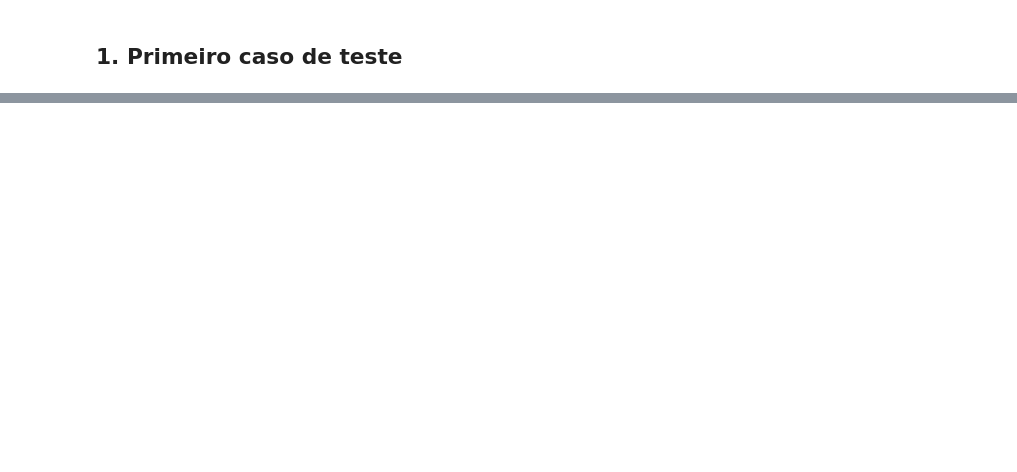
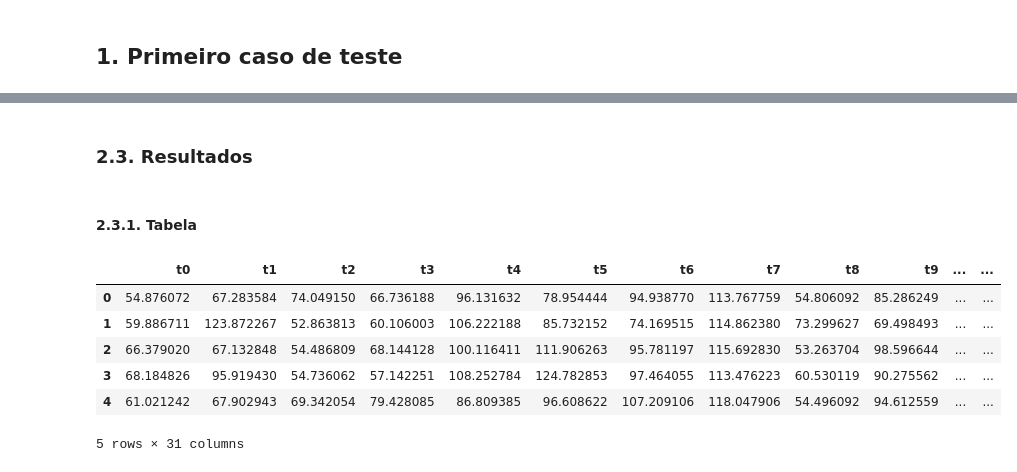
Before and after one commit to hellsdeur/pso-exercises, a Jupyter notebook: 1-random_walk/random_walk.ipynb, the cells around one changed output, grey strips where cells are left out. Cells and saved outputs as stored; diff of their text form; code cells hidden in the pictures; blank space fills up the shorter version.

```diff
--- a/1-random_walk/random_walk.ipynb
+++ b/1-random_walk/random_walk.ipynb
@@ -139,0 +262,14 @@ rw.plot_convergence()
+# %% [markdown]
+### 2.3. Resultados
+# %% [markdown]
+#### 2.3.1. Tabela
+# %%
+display(rw.get_best_solutions())
+# %% [output]
+|  | t0 | t1 | t2 | t3 | t4 | t5 | t6 | t7 | t8 | t9 | ... | ... |
+| 0 | 54.876072 | 67.283584 | 74.049150 | 66.736188 | 96.131632 | 78.954444 | 94.938770 | 113.767759 | 54.806092 | 85.286249 | ... | ... |
+| 1 | 59.886711 | 123.872267 | 52.863813 | 60.106003 | 106.222188 | 85.732152 | 74.169515 | 114.862380 | 73.299627 | 69.498493 | ... | ... |
+| 2 | 66.379020 | 67.132848 | 54.486809 | 68.144128 | 100.116411 | 111.906263 | 95.781197 | 115.692830 | 53.263704 | 98.596644 | ... | ... |
+| 3 | 68.184826 | 95.919430 | 54.736062 | 57.142251 | 108.252784 | 124.782853 | 97.464055 | 113.476223 | 60.530119 | 90.275562 | ... | ... |
+| 4 | 61.021242 | 67.902943 | 69.342054 | 79.428085 | 86.809385 | 96.608622 | 107.209106 | 118.047906 | 54.496092 | 94.612559 | ... | ... |
+5 rows × 31 columns
```
Also changed, not shown: parts of 21 cells of this notebook, 2 other files.
